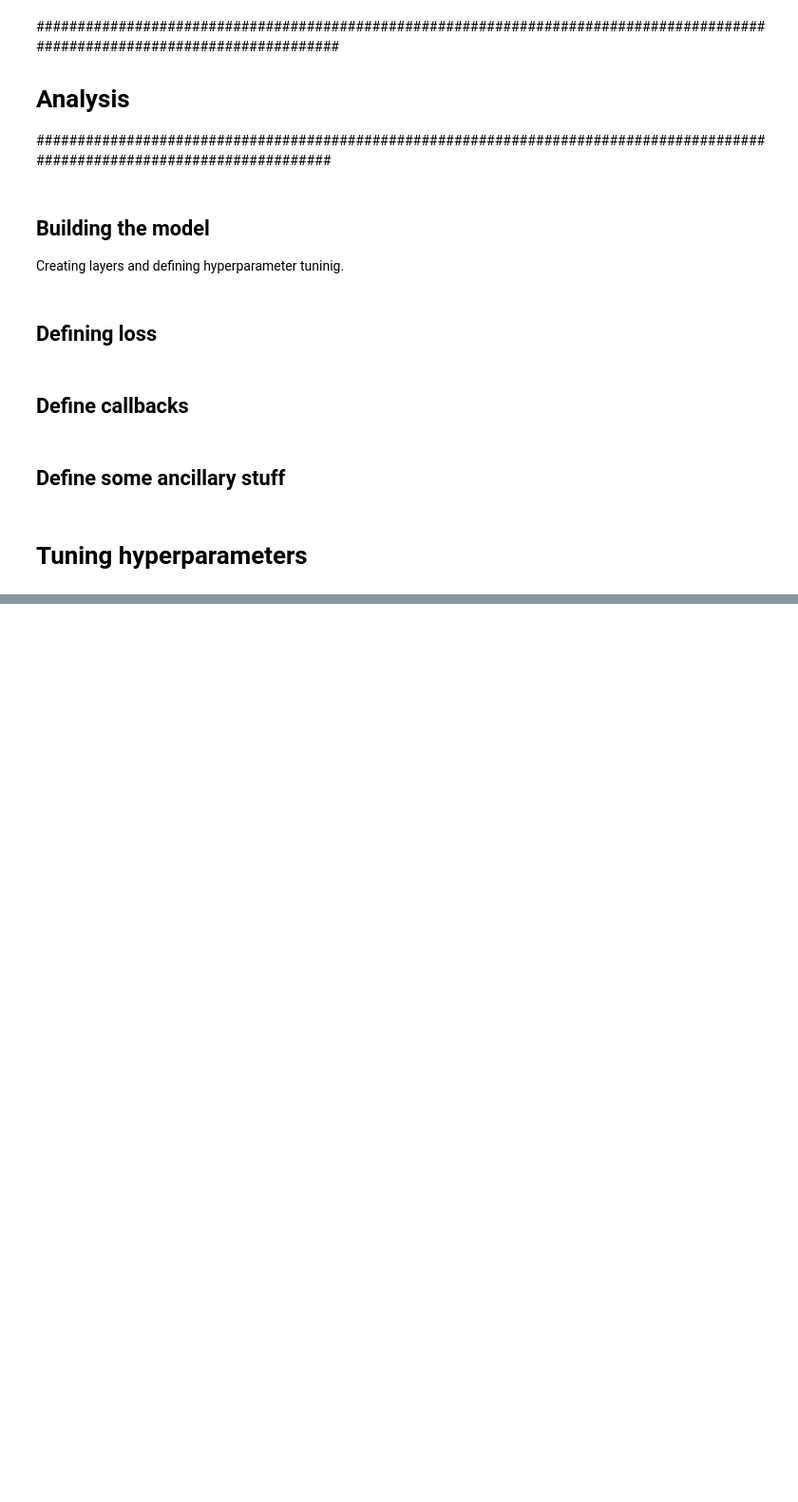
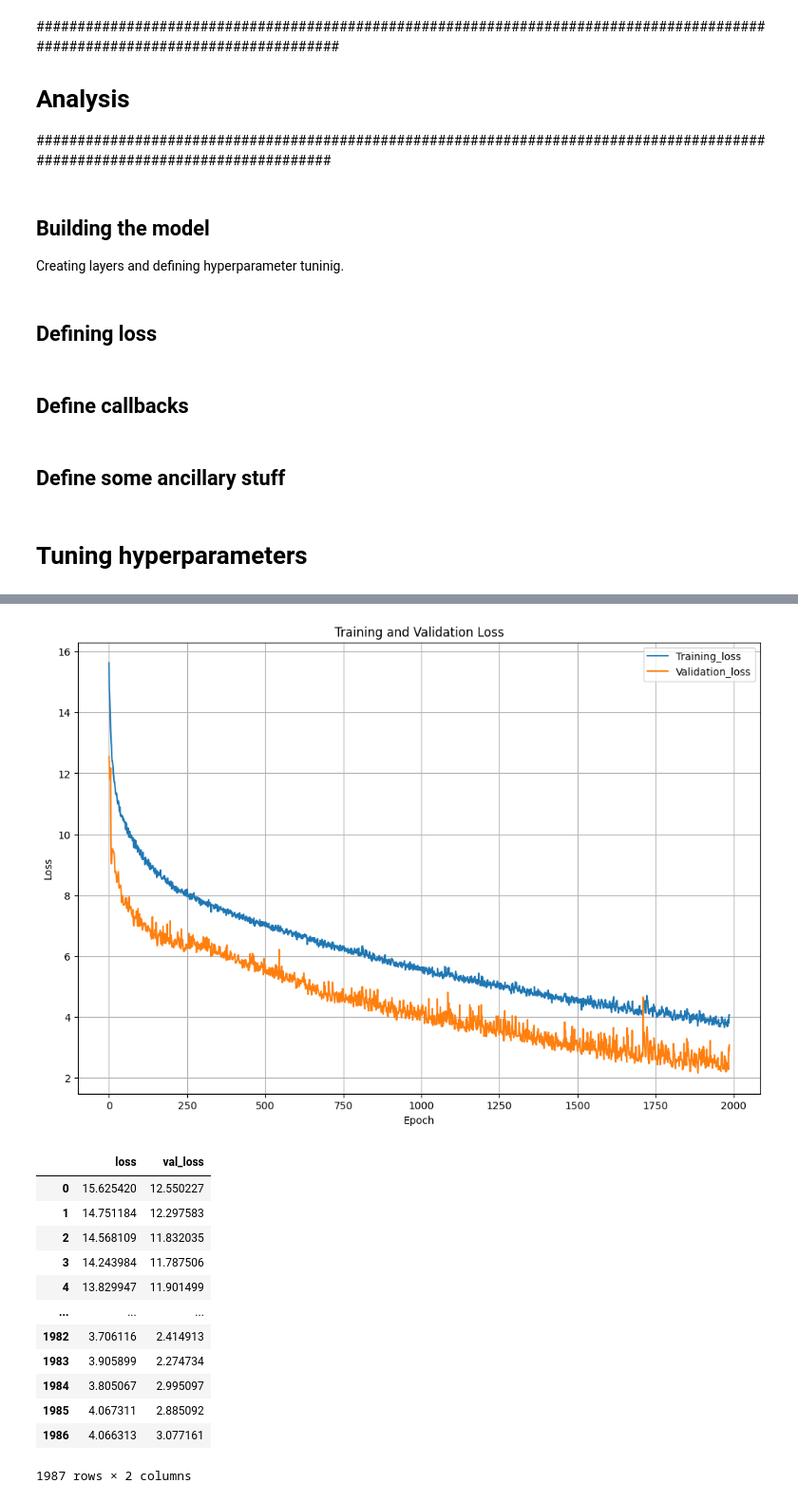
Before and after one commit to supriodubey/Thesis, a Jupyter notebook: codes/Moment_Network_LCDM.ipynb, the cells around one changed output, grey strips where cells are left out. Shown at 95% size. Saved outputs shown, nothing was run; the diff lists cells and outputs as text; code cells hidden in the pictures; blank space fills up the shorter version.

```diff
--- a/codes/Moment_Network_LCDM.ipynb
+++ b/codes/Moment_Network_LCDM.ipynb
@@ -827,0 +692,18 @@ predictions0 = prediction(best_model0,X0_test,y0_test,mean_params,std_params,tit
+# %%
+columns = columns1 #P0,MP0_0
+
+df_1 = input_data(columns,norm_lbl)
+X1_train, X1_val, X1_test, y1_train, y1_val, y1_test = train_val_test_split(df_1 ,random_state = 1)
+# %%
+X_training_set = X1_train
+y_training_set = y1_train
+
+tuner1 = kt.BayesianOptimization(
+    hp_model_for_dataset(),
+    objective= 'val_loss',
+    max_trials = 100,
+    directory='/mnt/keras_tuner_dir-new/',
+    project_name ='P0_MP0_0__l2reg-patience100__0_100trials', #trained with kernel regularizer for pseudo_sigma
+    )
+# Running the HyperParameter Search
+tuner1.search(X1_train, y1_train, validation_data=(X1_val, y1_val), epochs=1000000, callbacks= callback_early_stopping())#100000
@@ -827,0 +800,18 @@ predictions0 = prediction(best_model0,X0_test,y0_test,mean_params,std_params,tit
+# %%
+plot_loss(df1_history)#,logy=True)#, ylim=[0, 25])
+df1_history
+# %% [output]
+[figure, added]
+|  | loss | val_loss |
+| 0 | 15.625420 | 12.550227 |
+| 1 | 14.751184 | 12.297583 |
+| 2 | 14.568109 | 11.832035 |
+| 3 | 14.243984 | 11.787506 |
+| 4 | 13.829947 | 11.901499 |
+| ... | ... | ... |
+| 1982 | 3.706116 | 2.414913 |
+| 1983 | 3.905899 | 2.274734 |
+| 1984 | 3.805067 | 2.995097 |
+| 1985 | 4.067311 | 2.885092 |
+| 1986 | 4.066313 | 3.077161 |
+1987 rows × 2 columns
```
Also changed, not shown: parts of 108 cells of this notebook.
